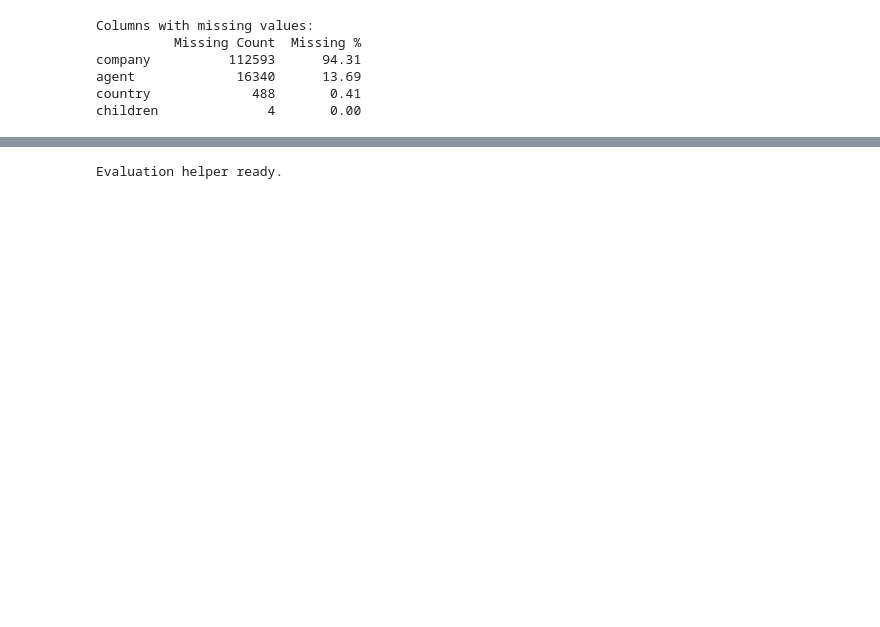
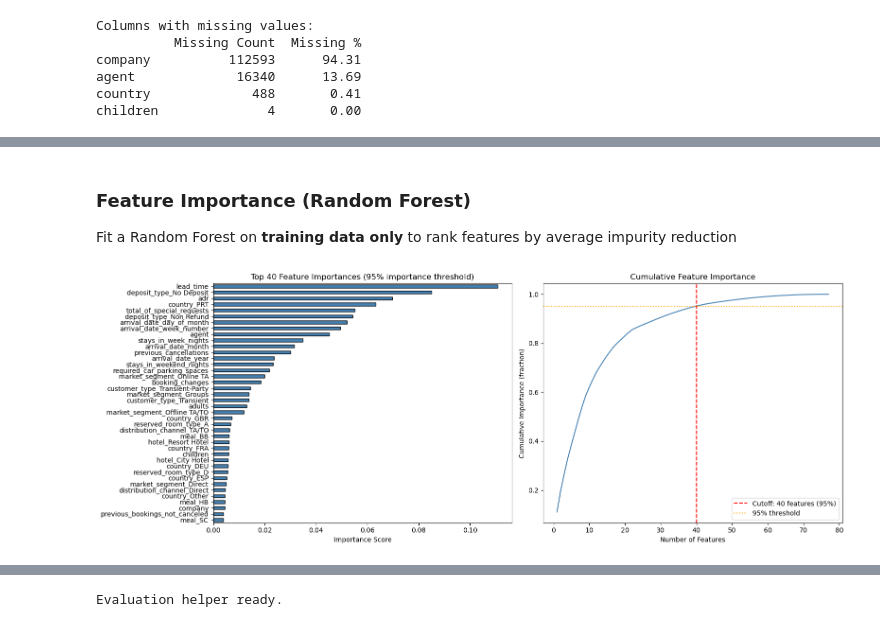
Before and after one commit to jadzoghaib/Hotel_Booking_AI2, a Jupyter notebook: Hotel_Booking_Analysis_Clean.ipynb, the cells around one changed output, grey strips where cells are left out. Saved outputs shown, nothing was run; the diff lists cells and outputs as text; code cells hidden in the pictures; blank space fills up the shorter version.

```diff
--- a/Hotel_Booking_Analysis_Clean.ipynb
+++ b/Hotel_Booking_Analysis_Clean.ipynb
@@ -266,17 +288,0 @@ StandardScaler applied (fit on training data only).
-# %%
-# Fit only on X_train — not the full dataset
-etc = ExtraTreesClassifier(n_estimators=100, random_state=RANDOM_STATE, n_jobs=-1)
-etc.fit(X_train, y_train)
-
-feat_imp = pd.Series(etc.feature_importances_, index=X.columns)
-top20 = feat_imp.nlargest(20)
-
-plt.figure(figsize=(10, 7))
-top20.sort_values().plot(kind='barh', color='steelblue', edgecolor='black')
-plt.title('Top 20 Feature Importances (ExtraTreesClassifier — fit on training data only)', fontsize=12)
-plt.xlabel('Importance Score')
-plt.tight_layout()
-plt.show()
-
-print('\nTop 10 most important features:')
-print(top20.head(10).to_string())
@@ -306,0 +289,58 @@ Models trained:
+# %% [markdown]
+### Feature Importance (Random Forest)
+
+Fit a Random Forest on **training data only** to rank features by average impurity reduction
+# %%
+# Fit Random Forest on training data only
+rf_imp = RandomForestClassifier(n_estimators=100, random_state=42, n_jobs=-1)
+rf_imp.fit(X_train, y_train)
+
+feat_imp = pd.Series(rf_imp.feature_importances_, index=X_train.columns)
+feat_imp_sorted = feat_imp.sort_values(ascending=False)
+
+# --- Feature selection: keep features that explain 95% of total importance ---
+cumulative = feat_imp_sorted.cumsum() / feat_imp_sorted.sum()
+n_features = int((cumulative < 0.95).sum()) + 1  # first index where cumulative >= 95%
+n_features = max(n_features, 10)                 # keep at least 10
+top_features = feat_imp_sorted.head(n_features)
+
+# --- Plot ---
+fig, axes = plt.subplots(1, 2, figsize=(16, 6))
+
+top_features.sort_values().plot(kind="barh", color="steelblue", edgecolor="black", ax=axes[0])
+axes[0].set_title(f"Top {n_features} Feature Importances (95% importance threshold)", fontsize=12)
+axes[0].set_xlabel("Importance Score")
+
+axes[1].plot(range(1, len(feat_imp_sorted) + 1), cumulative.values, color="steelblue")
+axes[1].axvline(n_features, color="red", linestyle="--", label=f"Cutoff: {n_features} features (95%)")
+axes[1].axhline(0.95, color="orange", linestyle=":", label="95% threshold")
+axes[1].set_xlabel("Number of Features")
+axes[1].set_ylabel("Cumulative Importance (fraction)")
+axes[1].set_title("Cumulative Feature Importance")
+axes[1].legend()
+
+plt.tight_layout()
+plt.show()
+
+print(f"Keeping {n_features} features (95% cumulative importance threshold)")
+print(top_features.to_string())
+
+# --- Force hotel type in ---
+selected_features = top_features.index.tolist()
+if "hotel_City Hotel" not in selected_features:
+    selected_features.append("hotel_City Hotel")
+
+X_train = X_train[selected_features]
+X_test  = X_test[selected_features]
+X       = X[selected_features]
+
+# Re-fit scaler on the reduced training set (fit on train only)
+scaler_sel = StandardScaler()
+X_train_scaled = scaler_sel.fit_transform(X_train)
+X_test_scaled  = scaler_sel.transform(X_test)
+
+print(f"Final feature set ({len(selected_features)} features):")
+print(selected_features)
+print(f"X_train shape: {X_train.shape} | X_test shape: {X_test.shape}")
+# %% [output]
+[figure, added]
```
Also changed, not shown: parts of 63 cells of this notebook, 4 other files.
